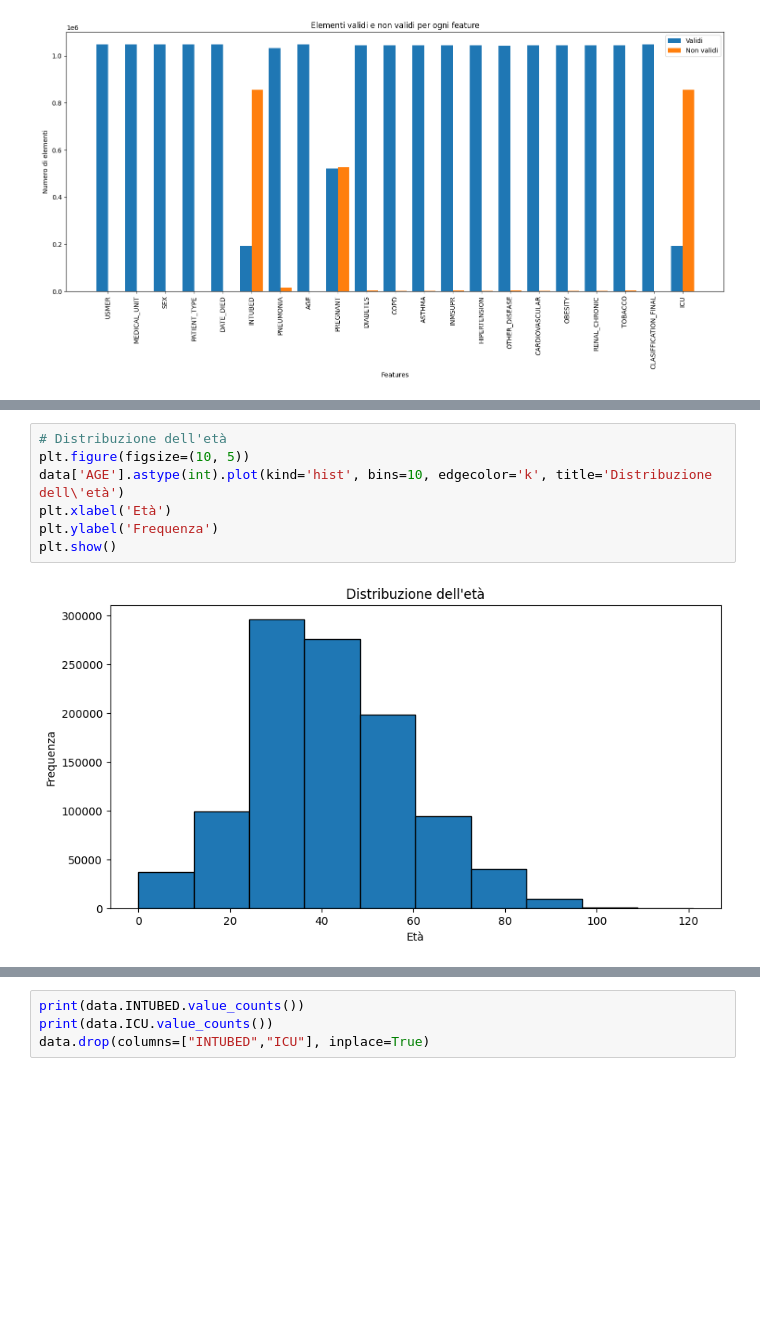
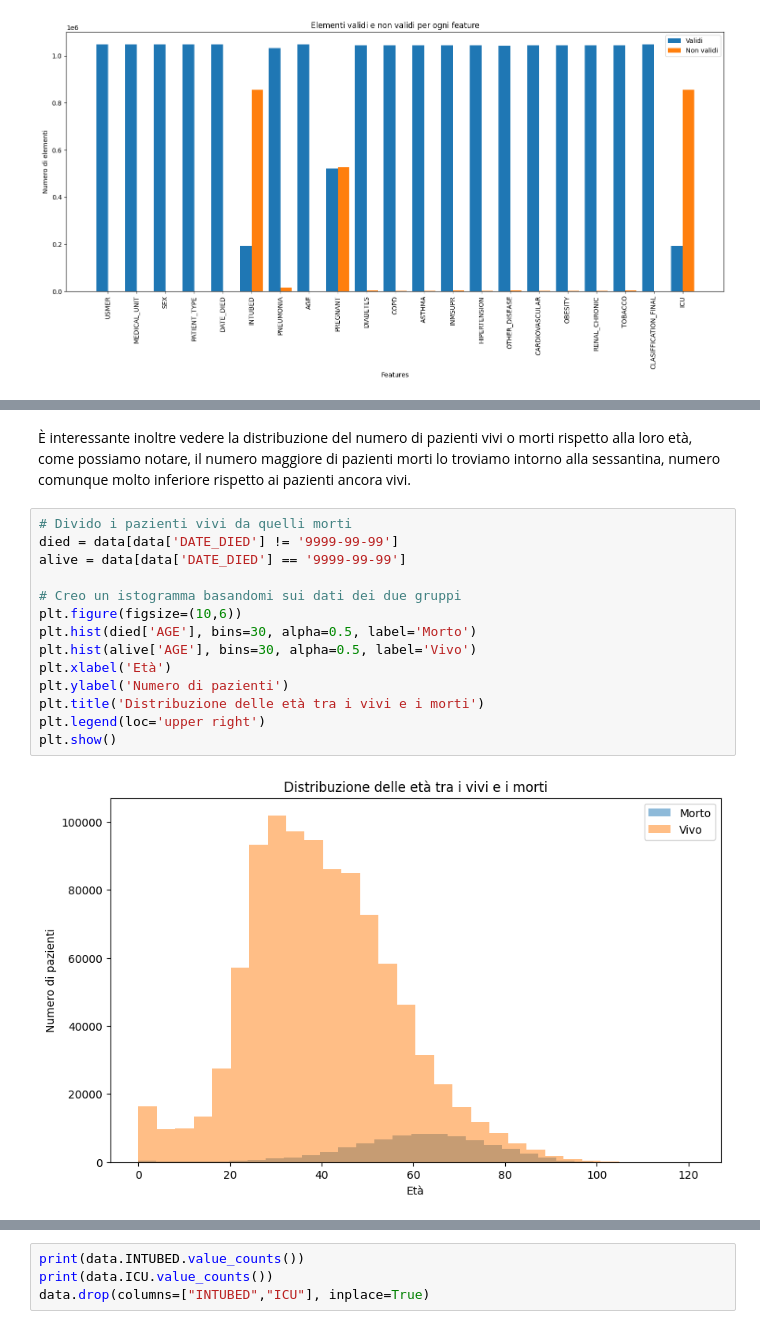
Before and after one commit to IGieckI/Covid19-Patient-Risk-Predictor, a Jupyter notebook: Covid19 Patient Risk Predictor.ipynb, the cells around one changed output, grey strips where cells are left out. Drawn from its saved outputs; the diff is of its cells as text; blank space fills up the shorter version.

```diff
--- a/Covid19 Patient Risk Predictor.ipynb
+++ b/Covid19 Patient Risk Predictor.ipynb
@@ -147,9 +176,18 @@ All'interno del dataset, essendo molti i dati e di diverso tipo, la tabella sopr
+# %% [markdown]
+È interessante inoltre vedere la distribuzione del numero di pazienti vivi o morti rispetto alla loro età, come possiamo notare, il numero maggiore di pazienti morti lo troviamo intorno alla sessantina, numero comunque molto inferiore rispetto ai pazienti ancora vivi.
 # %%
-# Distribuzione dell'età
-plt.figure(figsize=(10, 5))
-data['AGE'].astype(int).plot(kind='hist', bins=10, edgecolor='k', title='Distribuzione dell\'età')
+# Divido i pazienti vivi da quelli morti
+died = data[data['DATE_DIED'] != '9999-99-99']
+alive = data[data['DATE_DIED'] == '9999-99-99']
+
+# Creo un istogramma basandomi sui dati dei due gruppi
+plt.figure(figsize=(10,6))
+plt.hist(died['AGE'], bins=30, alpha=0.5, label='Morto')
+plt.hist(alive['AGE'], bins=30, alpha=0.5, label='Vivo')
 plt.xlabel('Età')
-plt.ylabel('Frequenza')
+plt.ylabel('Numero di pazienti')
+plt.title('Distribuzione delle età tra i vivi e i morti')
+plt.legend(loc='upper right')
 plt.show()
 # %% [output]
-[figure, old version]
+[figure, new version]
```
Also changed, not shown: parts of 66 cells of this notebook.
